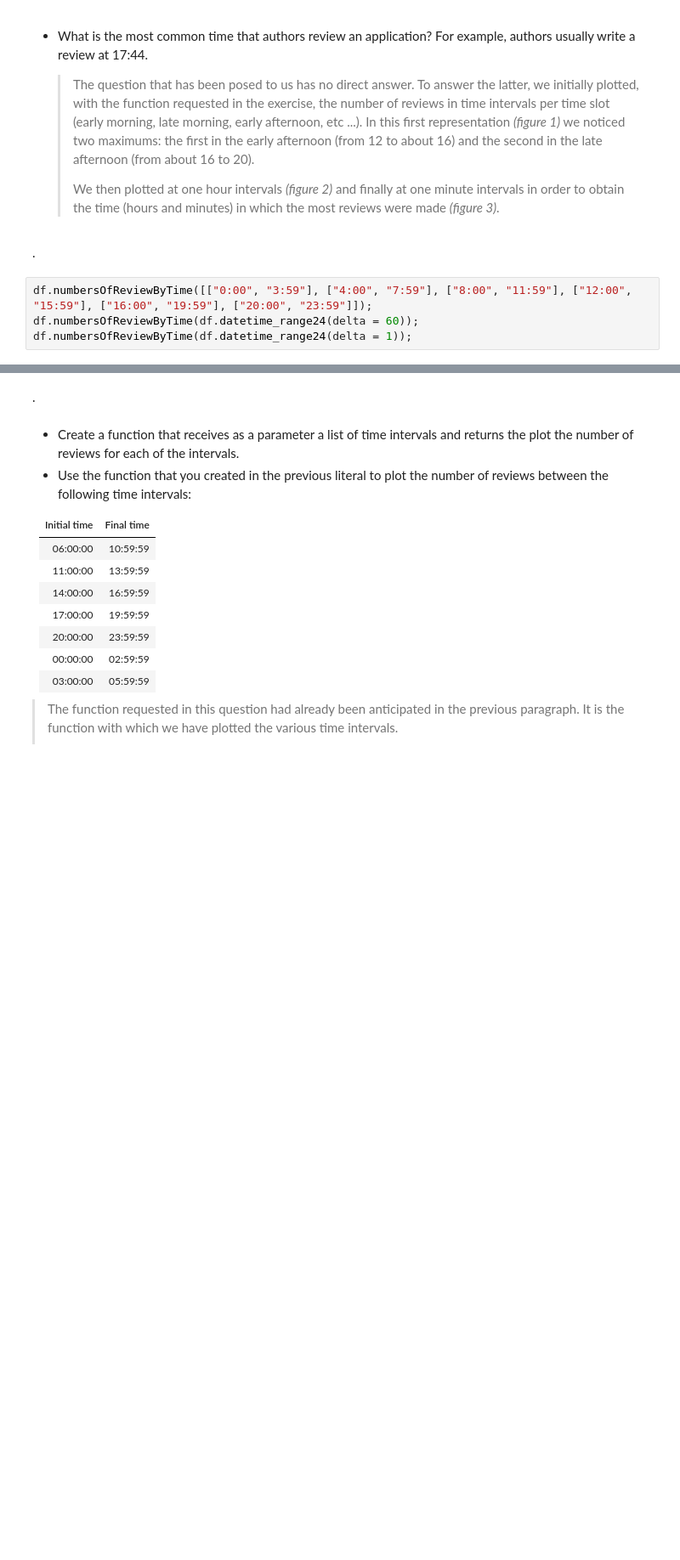
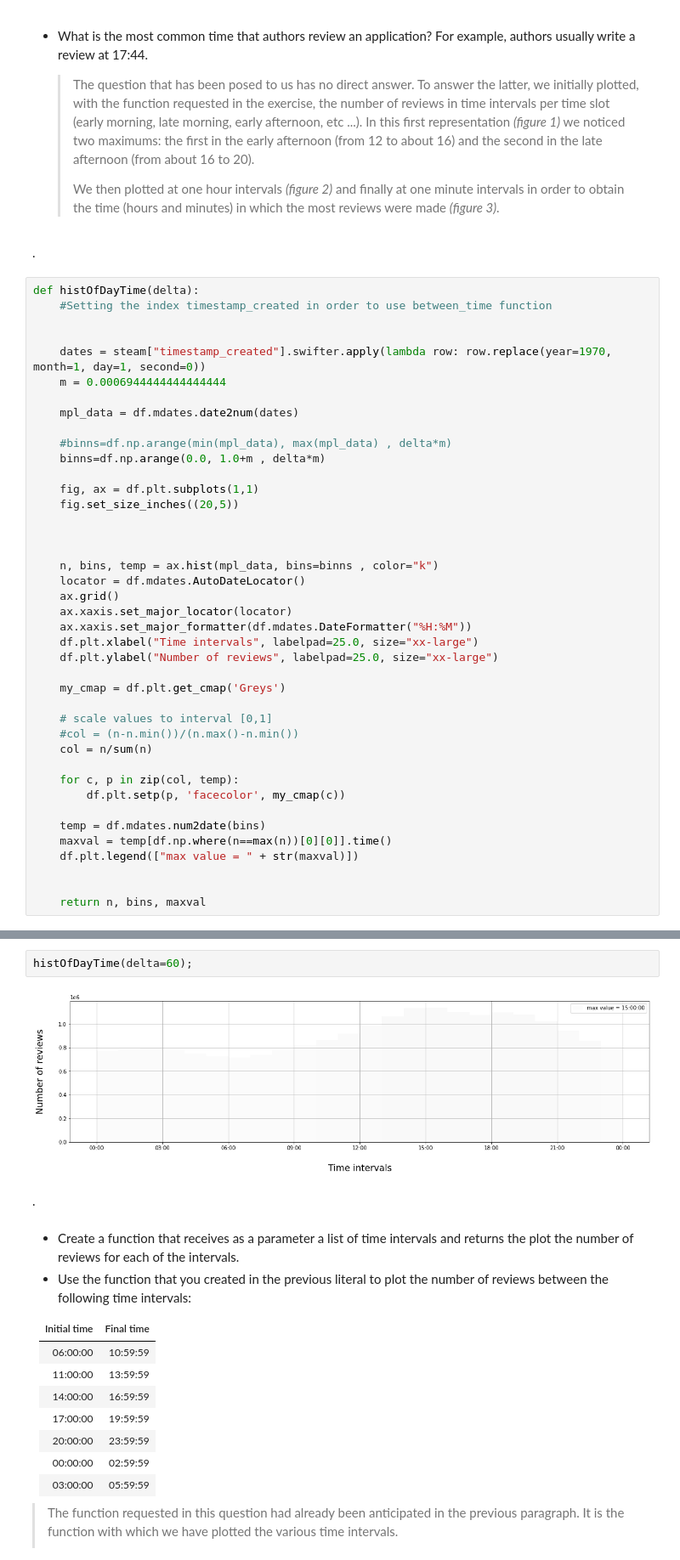
Before and after one commit to Requiem98/ADM-HW2, a Jupyter notebook: main.ipynb, the cells around one changed output, grey strips where cells are left out. Shown at 85% size. Saved outputs shown, nothing was run; the diff lists cells and outputs as text; blank space fills up the shorter version.

```diff
--- a/main.ipynb
+++ b/main.ipynb
@@ -243,6 +241,43 @@ df.raccomendedApp_purchase_free(5, 5)
 # %% [markdown]
 .
 # %%
-df.numbersOfReviewByTime([["0:00", "3:59"], ["4:00", "7:59"], ["8:00", "11:59"], ["12:00", "15:59"], ["16:00", "19:59"], ["20:00", "23:59"]]);
-df.numbersOfReviewByTime(df.datetime_range24(delta = 60));
-df.numbersOfReviewByTime(df.datetime_range24(delta = 1));
+def histOfDayTime(delta):
+    #Setting the index timestamp_created in order to use between_time function
+
+
+    dates = steam["timestamp_created"].swifter.apply(lambda row: row.replace(year=1970, month=1, day=1, second=0))
+    m = 0.0006944444444444444
+
+    mpl_data = df.mdates.date2num(dates)
+
+    #binns=df.np.arange(min(mpl_data), max(mpl_data) , delta*m)
+    binns=df.np.arange(0.0, 1.0+m , delta*m)
+
+    fig, ax = df.plt.subplots(1,1)
+    fig.set_size_inches((20,5))
+
+
+
+    n, bins, temp = ax.hist(mpl_data, bins=binns , color="k")
+    locator = df.mdates.AutoDateLocator()
+    ax.grid()
+    ax.xaxis.set_major_locator(locator)
+    ax.xaxis.set_major_formatter(df.mdates.DateFormatter("%H:%M"))
+    df.plt.xlabel("Time intervals", labelpad=25.0, size="xx-large")
+    df.plt.ylabel("Number of reviews", labelpad=25.0, size="xx-large")
+
+    my_cmap = df.plt.get_cmap('Greys')
+
+    # scale values to interval [0,1]
+    #col = (n-n.min())/(n.max()-n.min())
+    col = n/sum(n)
+
+    for c, p in zip(col, temp):
+        df.plt.setp(p, 'facecolor', my_cmap(c))
+
+    temp = df.mdates.num2date(bins)
+    maxval = temp[df.np.where(n==max(n))[0][0]].time()
+    df.plt.legend(["max value = " + str(maxval)])
+
+
+    return n, bins, maxval
@@ -253,3 +295,7 @@ df.numbersOfReviewByTime(df.datetime_range24(delta = 1));
+# %%
+histOfDayTime(delta=60);
+# %% [output]
+[figure, added]
 # %% [markdown]
 .
 # %% [markdown]
```
Also changed, not shown: parts of 5 cells of this notebook, 2 other files.
